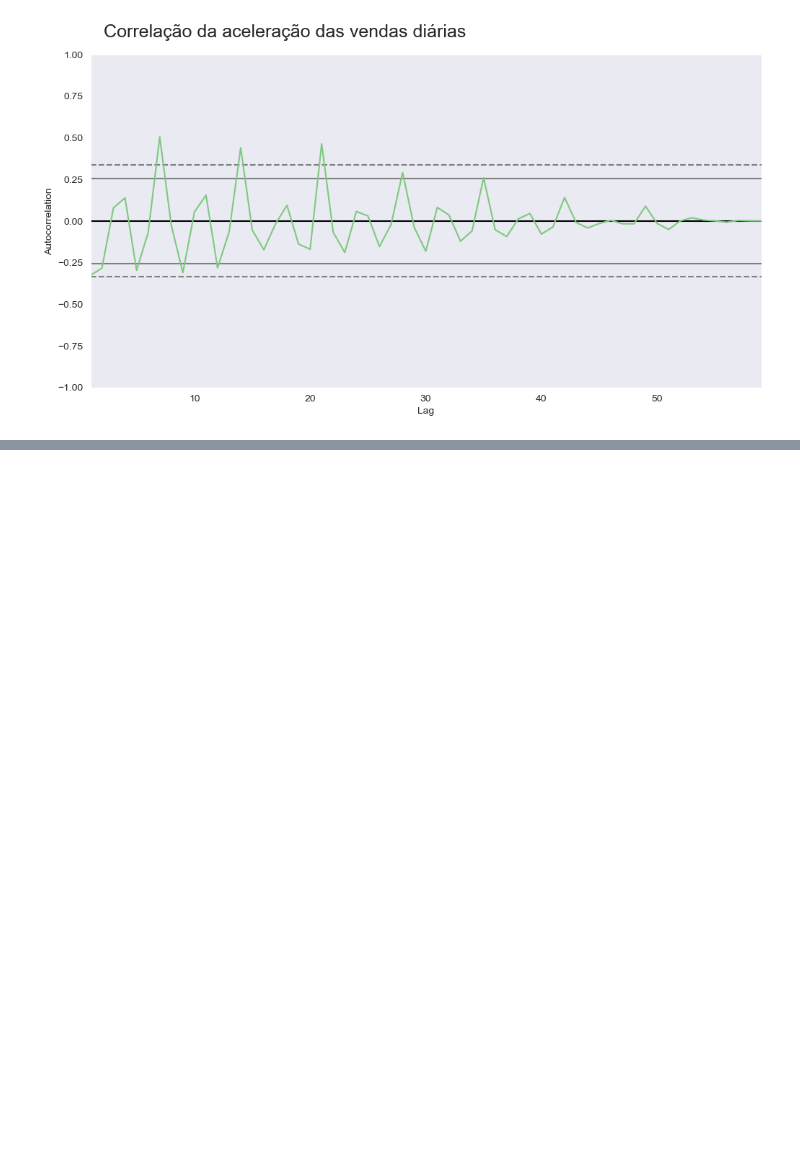
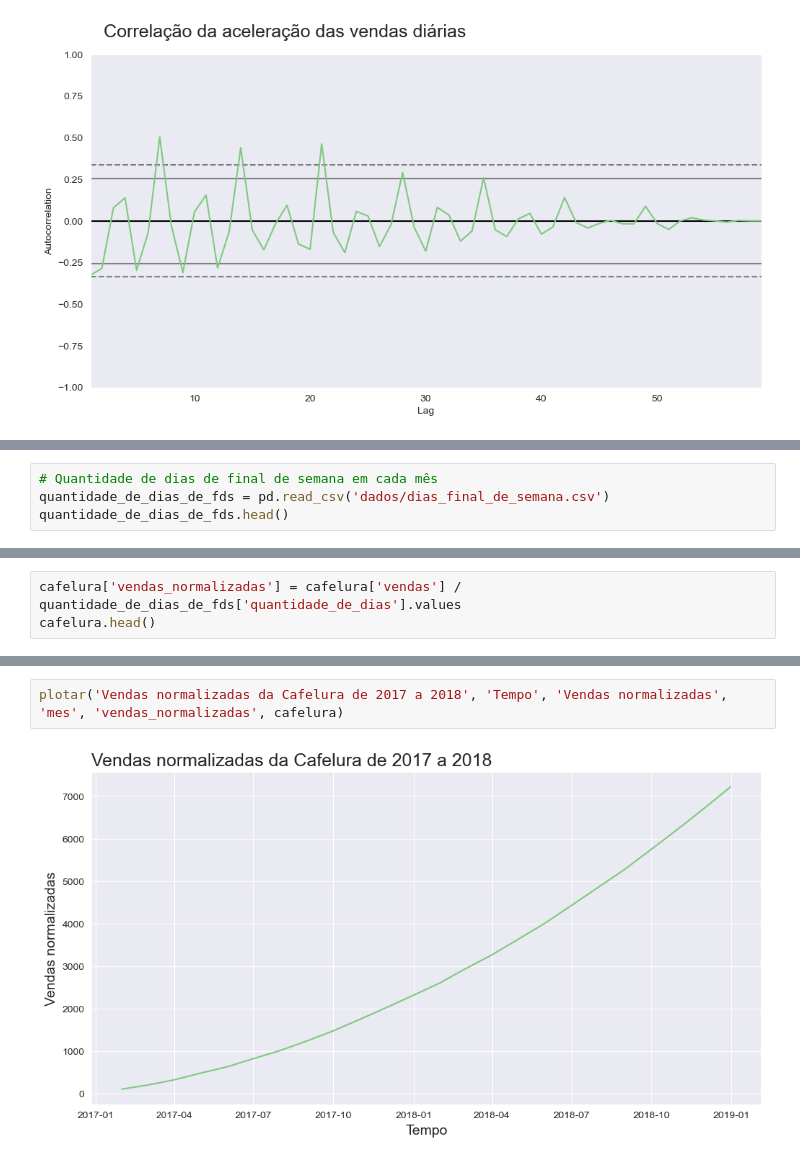
Before and after one commit to Isenlith/Time-Series, a Jupyter notebook: Time_Series.ipynb, the cells around one changed output, grey strips where cells are left out. Cells and saved outputs as stored; diff of their text form; blank space fills up the shorter version.

```diff
--- a/Time_Series.ipynb
+++ b/Time_Series.ipynb
@@ -334,0 +370,4 @@ plt.show()
+# %%
+# Quantidade de dias de final de semana em cada mês
+quantidade_de_dias_de_fds = pd.read_csv('dados/dias_final_de_semana.csv')
+quantidade_de_dias_de_fds.head()
@@ -334,0 +381,3 @@ plt.show()
+# %%
+cafelura['vendas_normalizadas'] = cafelura['vendas'] / quantidade_de_dias_de_fds['quantidade_de_dias'].values
+cafelura.head()
@@ -334,0 +391,4 @@ plt.show()
+# %%
+plotar('Vendas normalizadas da Cafelura de 2017 a 2018', 'Tempo', 'Vendas normalizadas', 'mes', 'vendas_normalizadas', cafelura)
+# %% [output]
+[figure, added]
```
Also changed, not shown: parts of 9 cells of this notebook.
